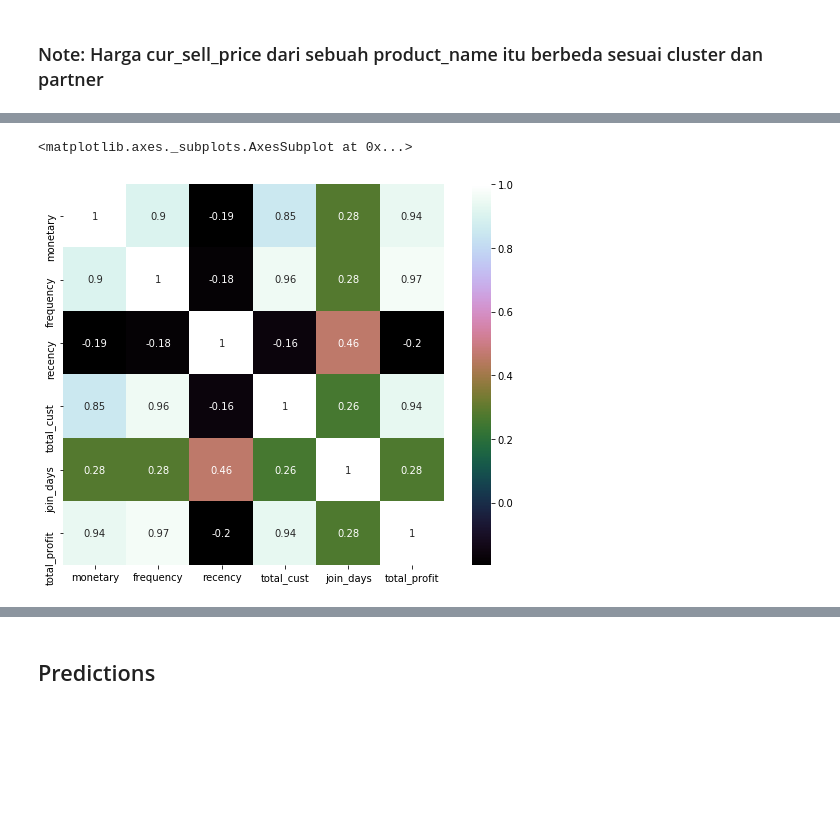
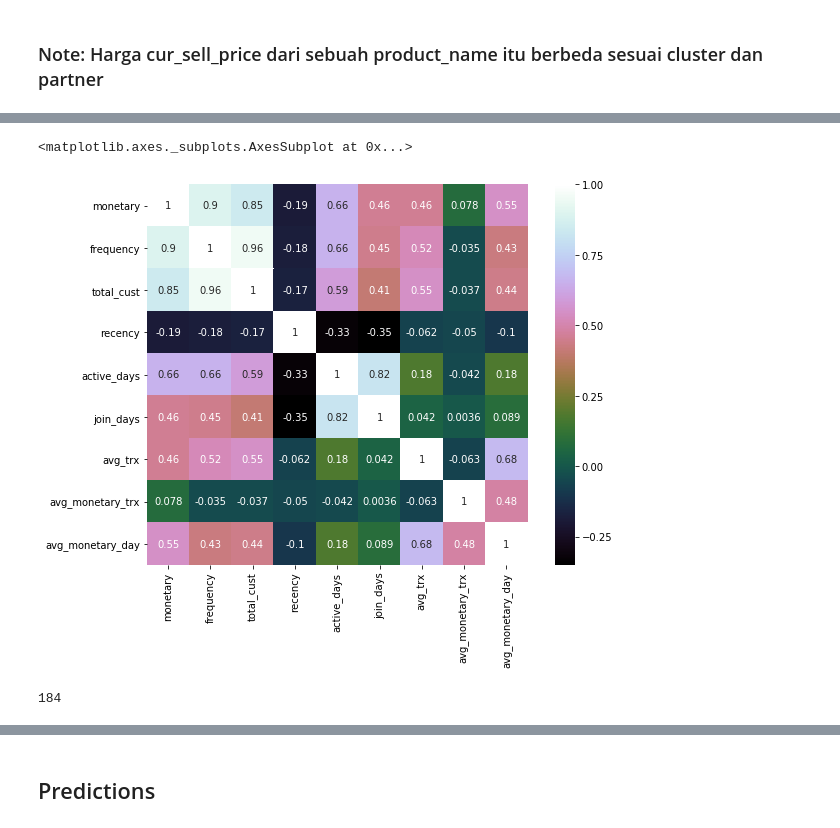
Before and after one commit to EvaMarpaoeng/LR_notebook, a Jupyter notebook: Archie.ipynb, the cells around one changed output, grey strips where cells are left out. Cells and saved outputs as stored; diff of their text form; code cells hidden in the pictures; blank space fills up the shorter version.

Commit message:
Edit Archie notebook

```diff
--- a/Archie.ipynb
+++ b/Archie.ipynb
@@ -253,3 +312,14 @@ df = df[df['margin_val'] > 0]
+# %%
+# Checking the recency for every user
+# recency is measurement of the time elapsed since the last purchase was made by a customer
+df['recency'] = (now - df['last_trx']).dt.days
+# %%
+# How long the costumer using our system
+# {last_trx - first puchase}
+df['join_days'] = ((df['last_trx'] + dt.timedelta(days=1)) - df['first_trx'] ).dt.days
+
+# active days : how many days do users actively purchase?
+df['active_days'] = data_archie.groupby('user_id', as_index=False)['created_at'].nunique()
 # %%
 df.head()
 # %% [output]
@@ -340 +332,10 @@ df_final['join_days'] = (now - df_final['first_trx']).dt.days
+# %%
+# Assign new cols to dataframe
+# avg_trx : average transaction per active_day
+# avg_monetary_trx : average monetary per transaction
+# avg_monetary_day : average monetary per active_day
+
+df['avg_trx'] = (df['frequency']/df['active_days']).astype(int)
+df['avg_monetary_trx'] = (df['monetary']/df['frequency']).astype(int)
+df['avg_monetary_day'] = (df['monetary']/df['active_days']).astype(int)
 # %%
@@ -352,5 +368,7 @@ import seaborn as sns
 # %%
-x = ['monetary', 'frequency', 'recency','total_cust', 'join_days', 'total_profit']
-data = df_final[x]
+x = ['monetary','frequency','total_cust','recency','active_days','join_days','avg_trx','avg_monetary_trx','avg_monetary_day']
+data = df[x]
+
+print data.info(verbose = True)
 data.head()
 # %% [output]
@@ -363,16 +396,14 @@ data.head()
 # %%
 # Correlation heatmap in dataset
 # Positive correlation (+1.00): If one variable increases the other also increases and when one variable decreases the other also decreases
 # Negative correlation (-1.00) : If one variable increases as the other decreases, and vice versa.
 # 0.00 indicates no correlation between two variables
 
-x = ['monetary', 'frequency', 'recency','total_cust', 'join_days', 'total_profit']
-data = df_final[x]
 correlation = data.corr()
 plt.figure(figsize=(10, 7))
 sns.heatmap(correlation, vmax=1, square=True, annot=True, cmap='cubehelix')
 # %% [output]
 <matplotlib.axes._subplots.AxesSubplot at 0x...>
-[figure, old version]
+[figure, new version]
 # %%
 # Findings:
@@ -381,0 +413,4 @@ sns.heatmap(correlation, vmax=1, square=True, annot=True, cmap='cubehelix')
+# %%
+print data['active_days'].max()
+# %% [output]
+184
```
Also changed, not shown: parts of 163 cells of this notebook.
